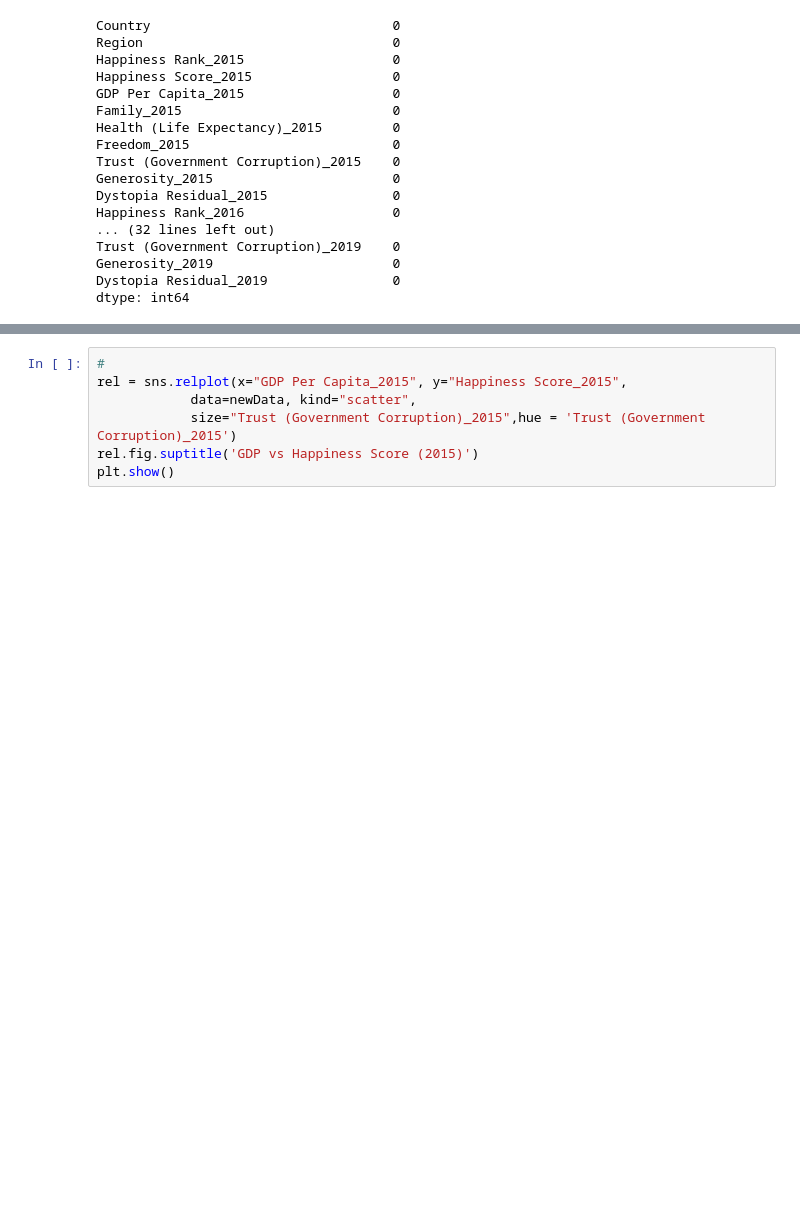
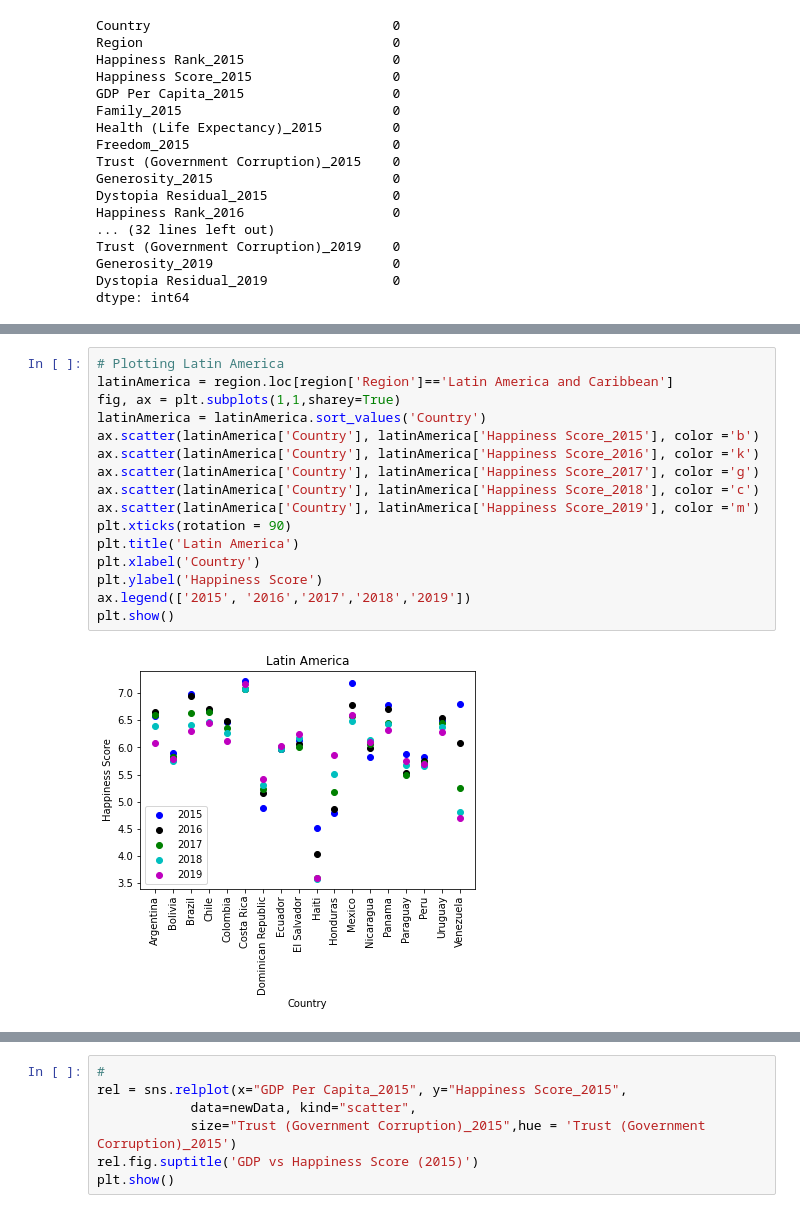
Before and after one commit to jjb4547/MATH493_Project, a Jupyter notebook: Happiness_Project_2.ipynb, the cells around one changed output, grey strips where cells are left out. Cells and saved outputs as stored; diff of their text form; blank space fills up the shorter version.

```diff
--- a/Happiness_Project_2.ipynb
+++ b/Happiness_Project_2.ipynb
@@ -244,0 +281,18 @@ plt.show()
+# %%
+# Plotting Latin America
+latinAmerica = region.loc[region['Region']=='Latin America and Caribbean']
+fig, ax = plt.subplots(1,1,sharey=True)
+latinAmerica = latinAmerica.sort_values('Country')
+ax.scatter(latinAmerica['Country'], latinAmerica['Happiness Score_2015'], color ='b')
+ax.scatter(latinAmerica['Country'], latinAmerica['Happiness Score_2016'], color ='k')
+ax.scatter(latinAmerica['Country'], latinAmerica['Happiness Score_2017'], color ='g')
+ax.scatter(latinAmerica['Country'], latinAmerica['Happiness Score_2018'], color ='c')
+ax.scatter(latinAmerica['Country'], latinAmerica['Happiness Score_2019'], color ='m')
+plt.xticks(rotation = 90)
+plt.title('Latin America')
+plt.xlabel('Country')
+plt.ylabel('Happiness Score')
+ax.legend(['2015', '2016','2017','2018','2019'])
+plt.show()
+# %% [output]
+[figure, added]
```
Also changed, not shown: parts of 13 cells of this notebook.
